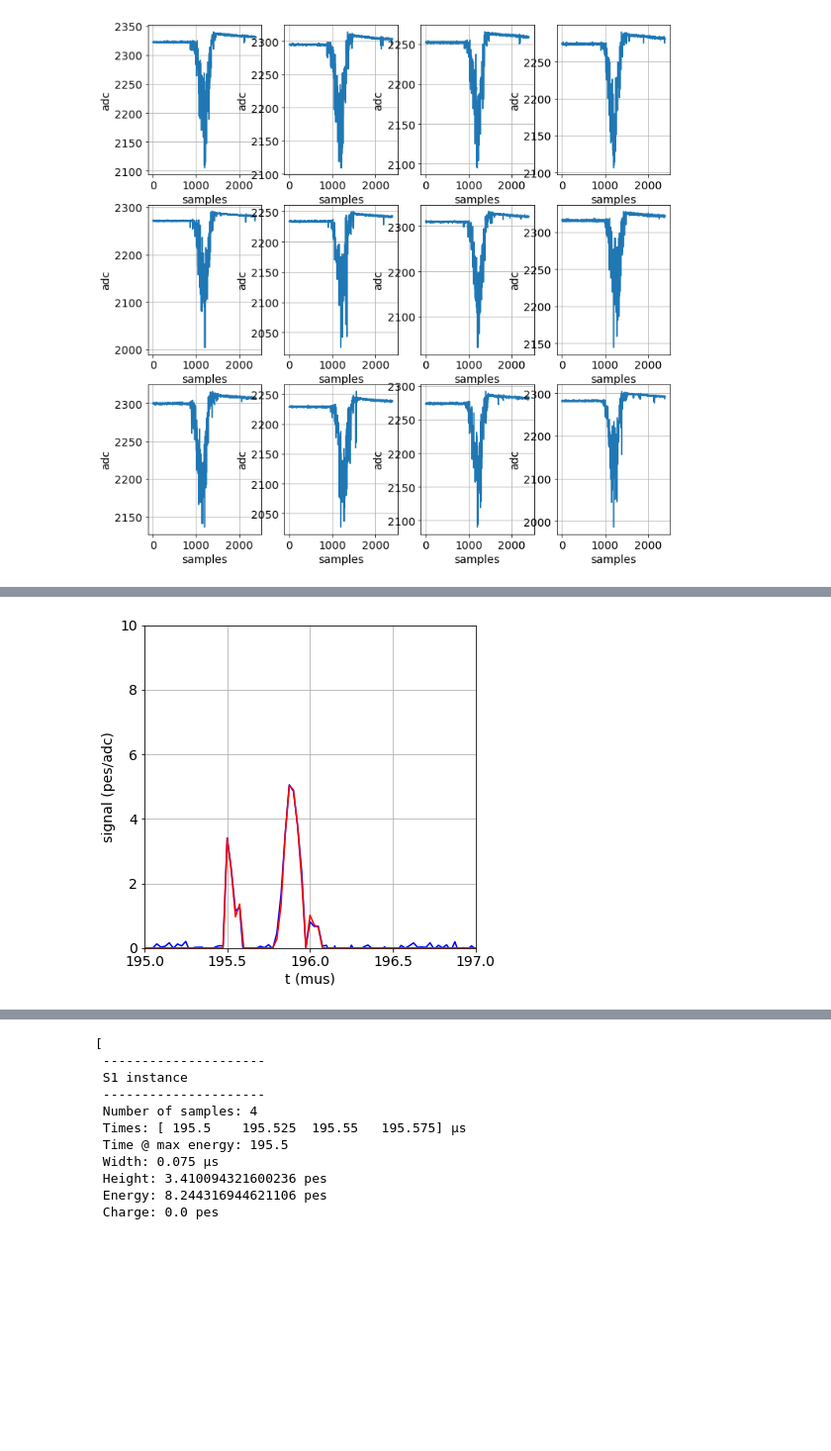
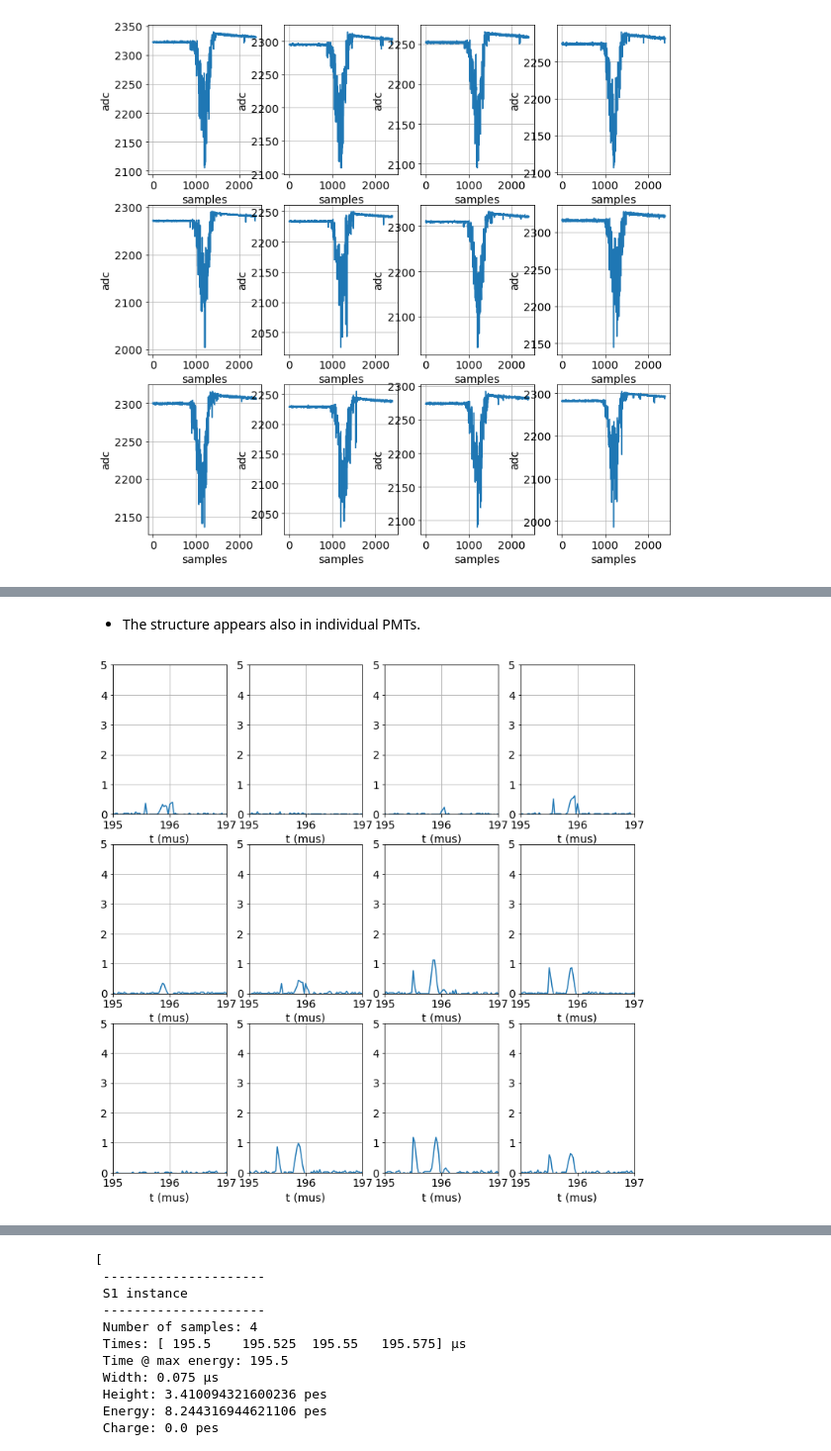
Before and after one commit to jjgomezcadenas/ICDEV, a Jupyter notebook: lsc/krFeb2018_waveforms.ipynb, the cells around one changed output, grey strips where cells are left out. Shown at 99% size. Saved outputs shown, nothing was run; the diff lists cells and outputs as text; code cells hidden in the pictures; blank space fills up the shorter version.

```diff
--- a/lsc/krFeb2018_waveforms.ipynb
+++ b/lsc/krFeb2018_waveforms.ipynb
@@ -268,9 +251,12 @@ sf.plot_signal_vs_time_mus(cwf_sum,
+# %% [markdown]
+- The structure appears also in individual PMTs.
 # %%
-plot_csum_csum_mau(cwf_sum, cwf_sum_mau,
-                            t_min      =195,
-                            t_max      = 197,
-                            signal_min =    0,
-                            signal_max =  10,
-                            figsize=(6,6))
+plot_pmt_signals_vs_time_mus(ccwfs,
+                                pmt_active,
+                                t_min      =    195,
+                                t_max      = 197,
+                                signal_min =    0,
+                                signal_max =  5,
+                                 figsize=(12,12))
 # %% [output]
-[figure, old version]
+[figure, new version]
```
Also changed, not shown: parts of 32 cells of this notebook.
